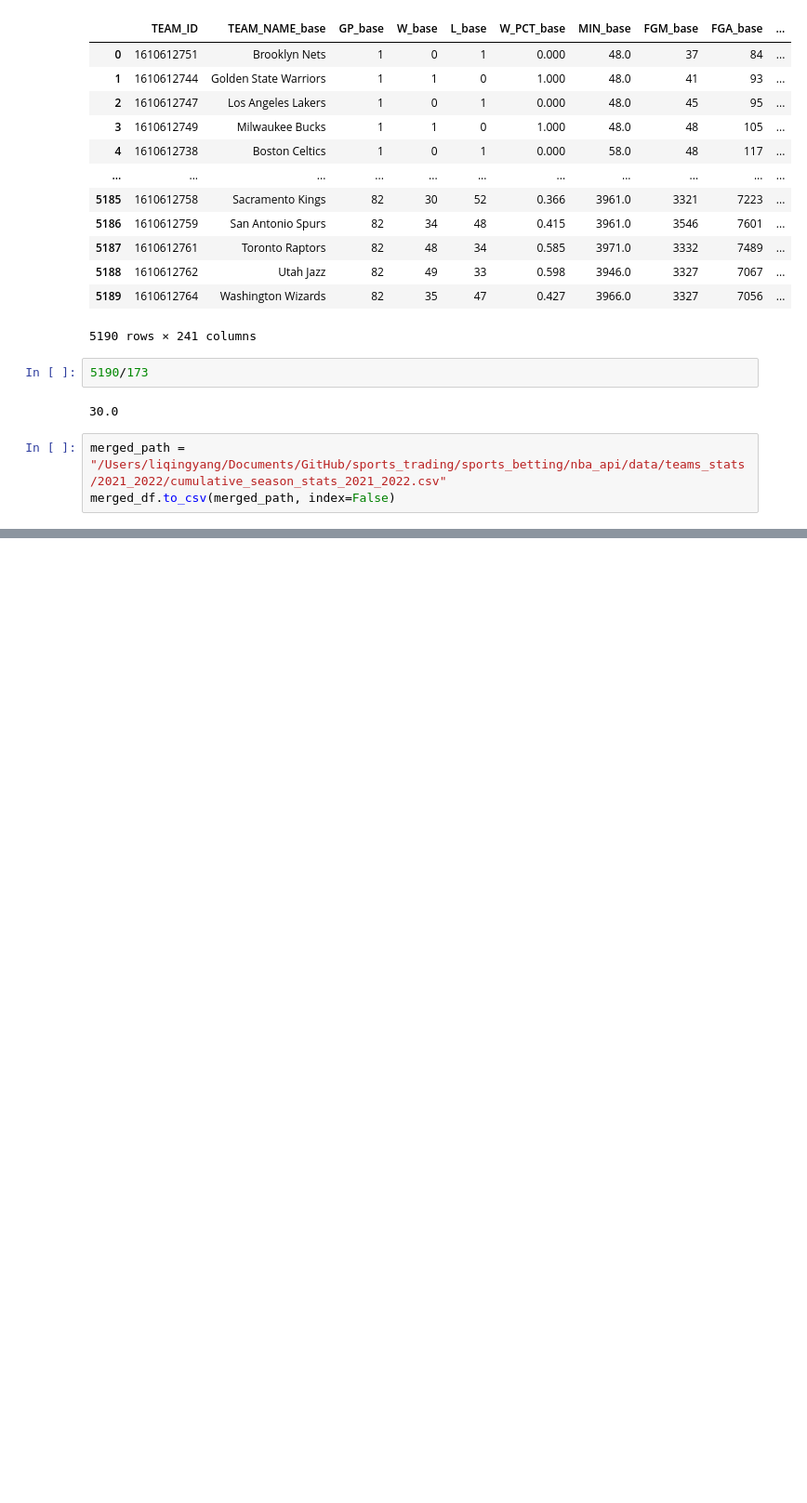
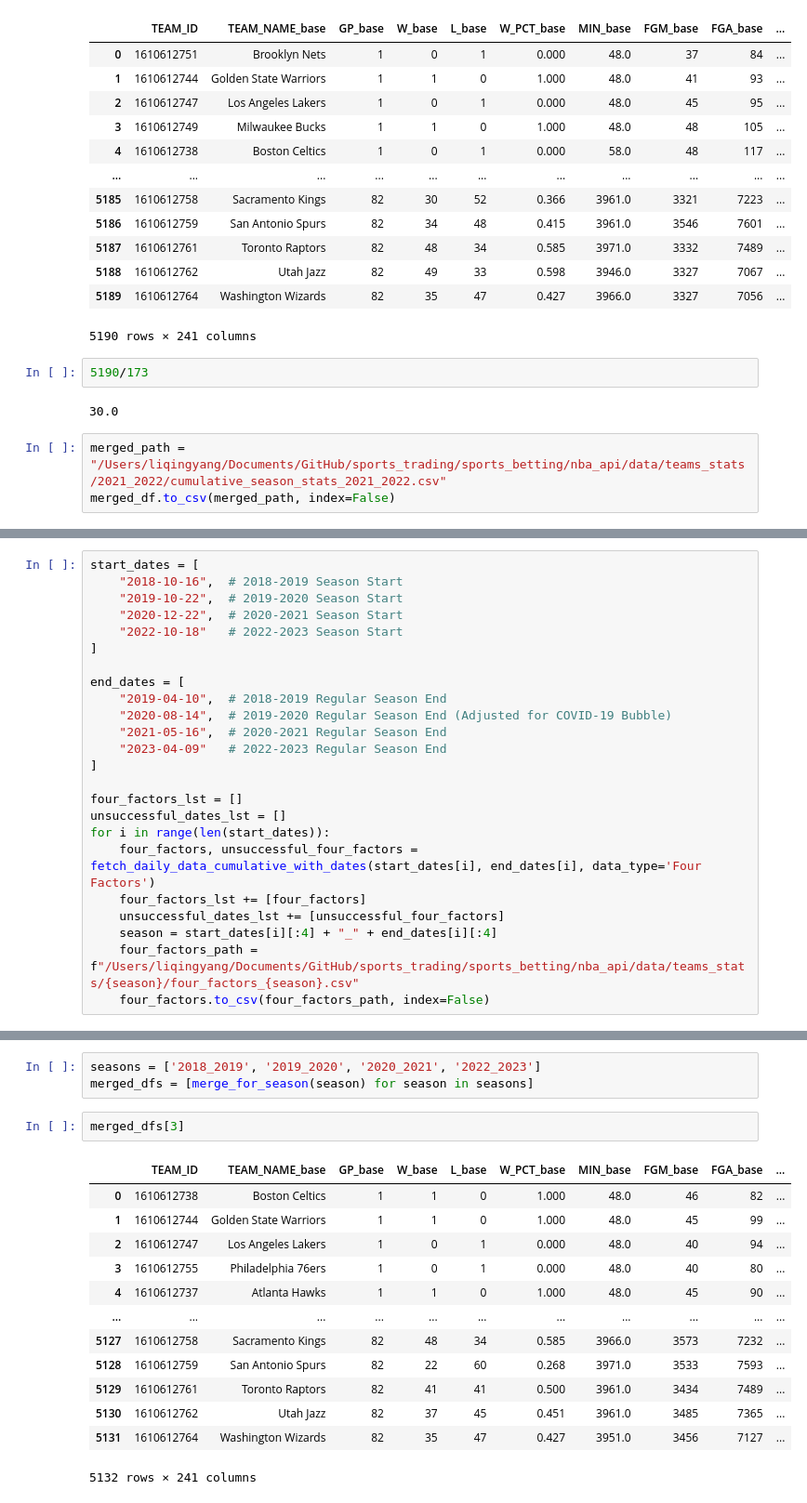
Before and after one commit to bluefish0125/Sports-Prediction, a Jupyter notebook: nba_api/pipeline.ipynb, the cells around one changed output, grey strips where cells are left out. Shown at 93% size. Drawn from its saved outputs; the diff is of its cells as text; blank space fills up the shorter version.

```diff
--- a/nba_api/pipeline.ipynb
+++ b/nba_api/pipeline.ipynb
@@ -462,0 +598,24 @@ Name: Date, Length: 5190, dtype: object
+# %%
+start_dates = [
+    "2018-10-16",  # 2018-2019 Season Start
+    "2019-10-22",  # 2019-2020 Season Start
+    "2020-12-22",  # 2020-2021 Season Start
+    "2022-10-18"   # 2022-2023 Season Start
+]
+
+end_dates = [
+    "2019-04-10",  # 2018-2019 Regular Season End
+    "2020-08-14",  # 2019-2020 Regular Season End (Adjusted for COVID-19 Bubble)
+    "2021-05-16",  # 2020-2021 Regular Season End
+    "2023-04-09"   # 2022-2023 Regular Season End
+]
+
+four_factors_lst = []
+unsuccessful_dates_lst = []
+for i in range(len(start_dates)):
+    four_factors, unsuccessful_four_factors = fetch_daily_data_cumulative_with_dates(start_dates[i], end_dates[i], data_type='Four Factors')
+    four_factors_lst += [four_factors]
+    unsuccessful_dates_lst += [unsuccessful_four_factors]
+    season = start_dates[i][:4] + "_" + end_dates[i][:4]
+    four_factors_path = f"/Users/liqingyang/Documents/GitHub/sports_trading/sports_betting/nba_api/data/teams_stats/{season}/four_factors_{season}.csv"
+    four_factors.to_csv(four_factors_path, index=False)
@@ -462,0 +687,19 @@ Name: Date, Length: 5190, dtype: object
+# %%
+seasons = ['2018_2019', '2019_2020', '2020_2021', '2022_2023']
+merged_dfs = [merge_for_season(season) for season in seasons]
+# %%
+merged_dfs[3]
+# %% [output]
+|  | TEAM_ID | TEAM_NAME_base | GP_base | W_base | L_base | W_PCT_base | MIN_base | FGM_base | FGA_base | ... |
+| 0 | 1610612738 | Boston Celtics | 1 | 1 | 0 | 1.000 | 48.0 | 46 | 82 | ... |
+| 1 | 1610612744 | Golden State Warriors | 1 | 1 | 0 | 1.000 | 48.0 | 45 | 99 | ... |
+| 2 | 1610612747 | Los Angeles Lakers | 1 | 0 | 1 | 0.000 | 48.0 | 40 | 94 | ... |
+| 3 | 1610612755 | Philadelphia 76ers | 1 | 0 | 1 | 0.000 | 48.0 | 40 | 80 | ... |
+| 4 | 1610612737 | Atlanta Hawks | 1 | 1 | 0 | 1.000 | 48.0 | 45 | 90 | ... |
+| ... | ... | ... | ... | ... | ... | ... | ... | ... | ... | ... |
+| 5127 | 1610612758 | Sacramento Kings | 82 | 48 | 34 | 0.585 | 3966.0 | 3573 | 7232 | ... |
+| 5128 | 1610612759 | San Antonio Spurs | 82 | 22 | 60 | 0.268 | 3971.0 | 3533 | 7593 | ... |
+| 5129 | 1610612761 | Toronto Raptors | 82 | 41 | 41 | 0.500 | 3961.0 | 3434 | 7489 | ... |
+| 5130 | 1610612762 | Utah Jazz | 82 | 37 | 45 | 0.451 | 3961.0 | 3485 | 7365 | ... |
+| 5131 | 1610612764 | Washington Wizards | 82 | 35 | 47 | 0.427 | 3951.0 | 3456 | 7127 | ... |
+5132 rows × 241 columns
```
Also changed, not shown: parts of 34 cells of this notebook, 33 other files.
